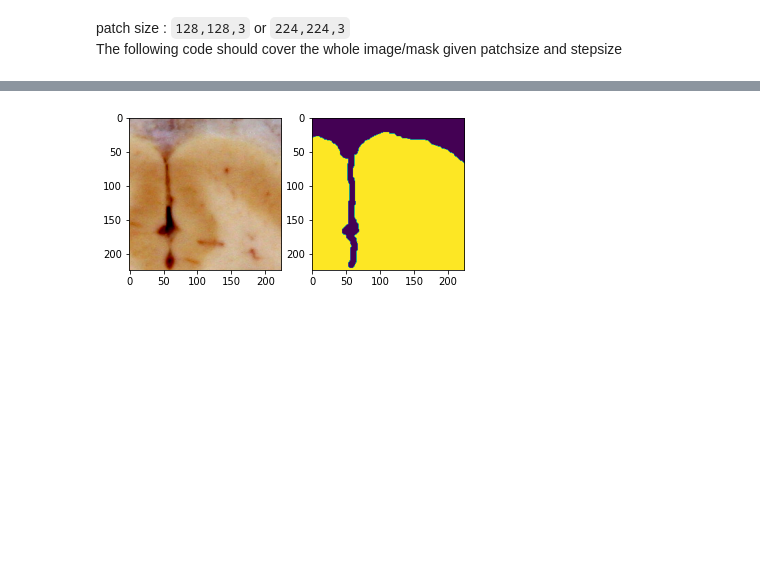
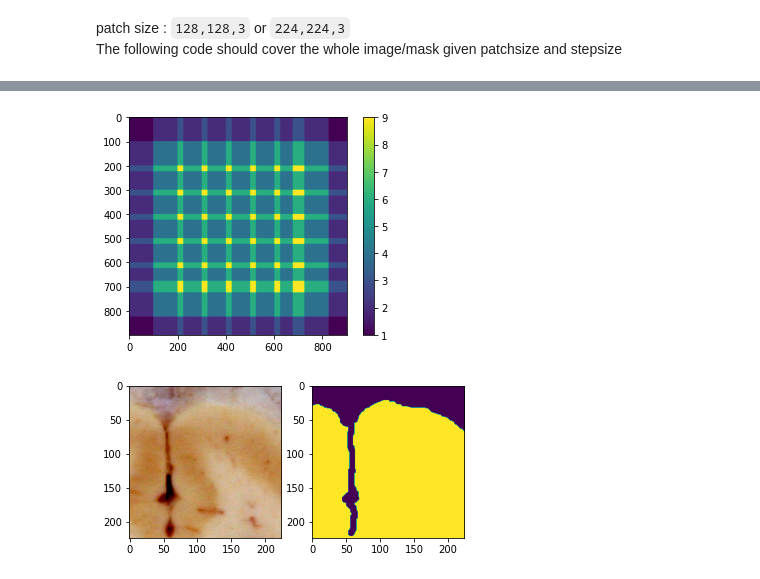
Before and after one commit to ranabanik/Blockface, a Jupyter notebook: Codes/EDAElementary.ipynb, the cells around one changed output, grey strips where cells are left out. Saved outputs shown, nothing was run; the diff lists cells and outputs as text; code cells hidden in the pictures; blank space fills up the shorter version.

```diff
--- a/Codes/EDAElementary.ipynb
+++ b/Codes/EDAElementary.ipynb
@@ -168,3 +165,10 @@ def patchify(img, msk, patchsize, stepsize, retovermat=False, plotovermat=False)
+# %%
+from Utilities import patchify
+valImg = np.random.randn(900, 900, 3)
+valMsk = np.random.randn(900, 900)
+_, _, overlapmat = patchify(valImg, valMsk, [224, 224], [100, 100], retovermat=True, plotovermat=True)
+# %% [output]
+[figure, added]
 # %%
 im = Image.open(refFiles[20]).convert('RGB')
 mk = Image.open(mskFiles[20]).convert('L')
```
Also changed, not shown: parts of 19 cells of this notebook.
